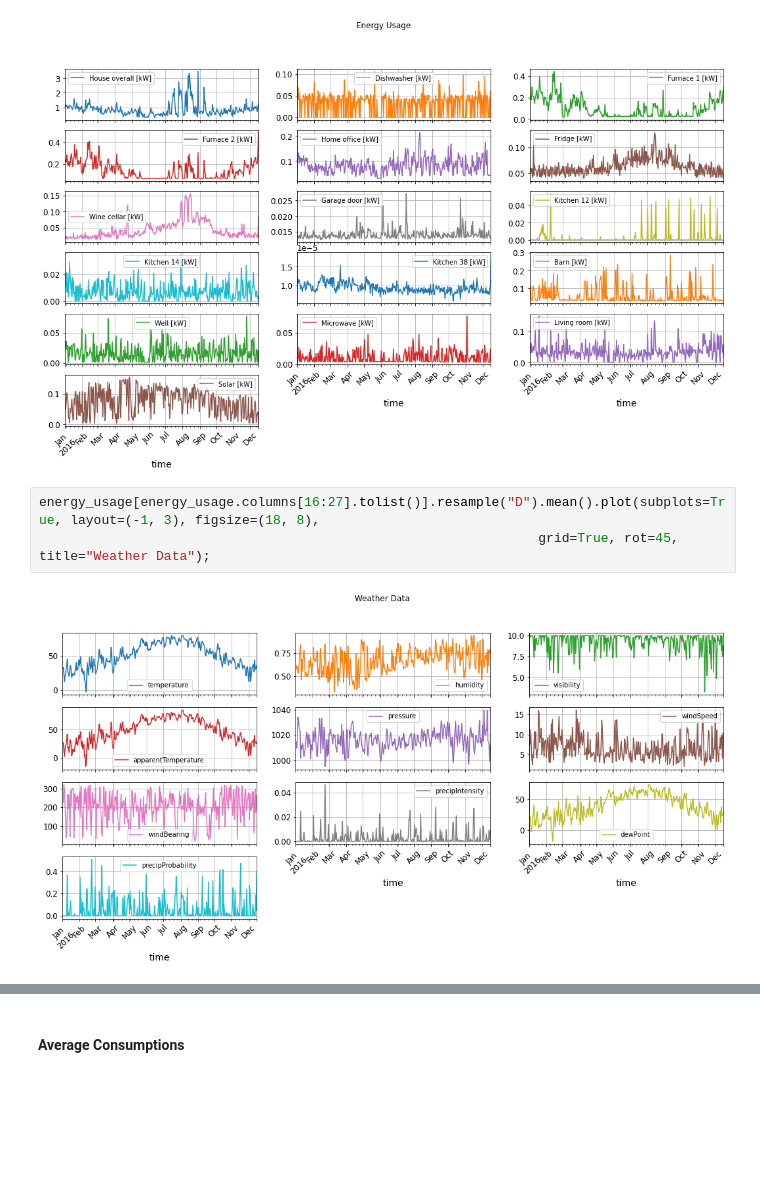
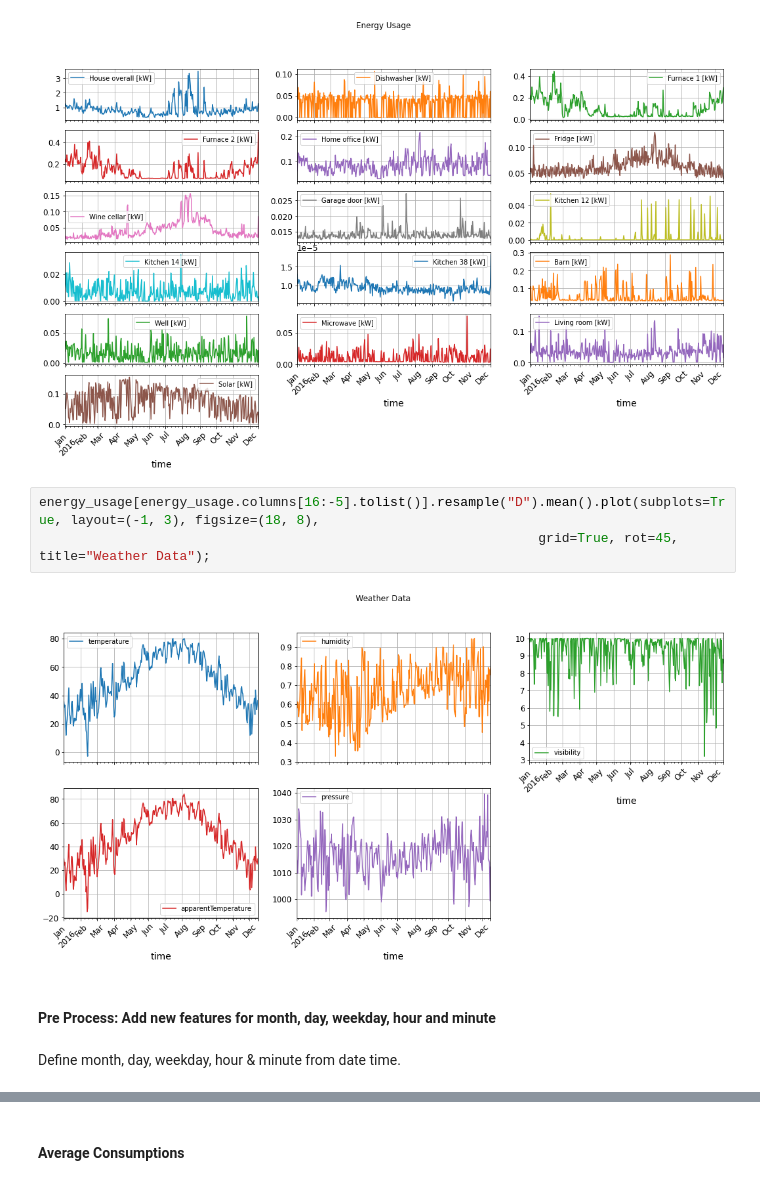
Before and after one commit to nivalf/Predict_Energy_Usage, a Jupyter notebook: predict_energy_usage.ipynb, the cells around one changed output, grey strips where cells are left out. Cells and saved outputs as stored; diff of their text form; blank space fills up the shorter version.

```diff
--- a/predict_energy_usage.ipynb
+++ b/predict_energy_usage.ipynb
@@ -276,7 +280,11 @@ energy_usage[energy_usage.columns[0:16].tolist()].resample("D").mean().plot(subp
 # %% [output]
 [figure]
 # %%
-energy_usage[energy_usage.columns[16:27].tolist()].resample("D").mean().plot(subplots=True, layout=(-1, 3), figsize=(18, 8),
+energy_usage[energy_usage.columns[16:-5].tolist()].resample("D").mean().plot(subplots=True, layout=(-1, 3), figsize=(18, 8),
                                                                 grid=True, rot=45, title="Weather Data");
 # %% [output]
-[figure, old version]
+[figure, new version]
+# %% [markdown]
+#### Pre Process: Add new features for month, day, weekday, hour and minute
+# %% [markdown]
+Define month, day, weekday, hour & minute from date time.
```
Also changed, not shown: parts of 43 cells of this notebook.
